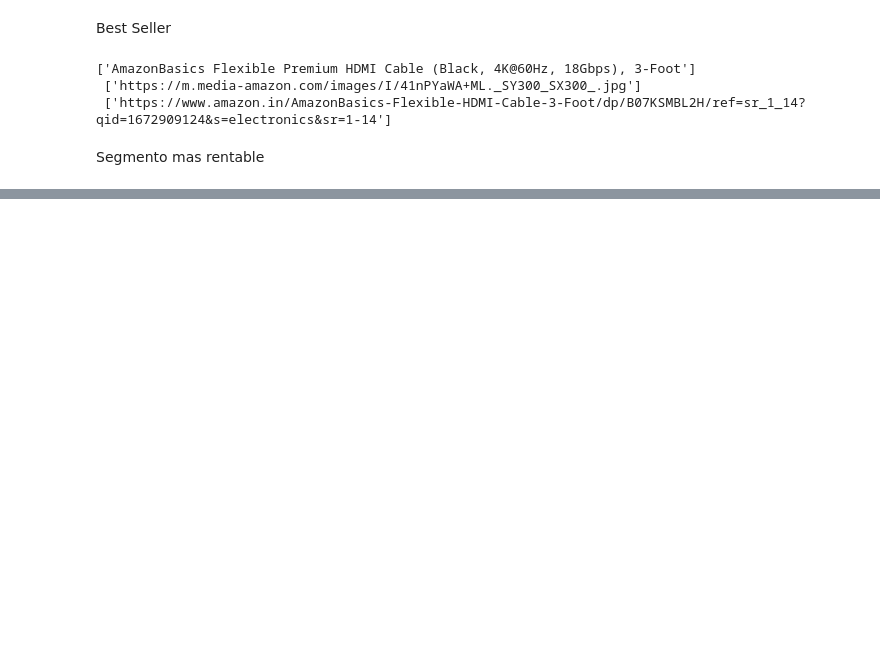
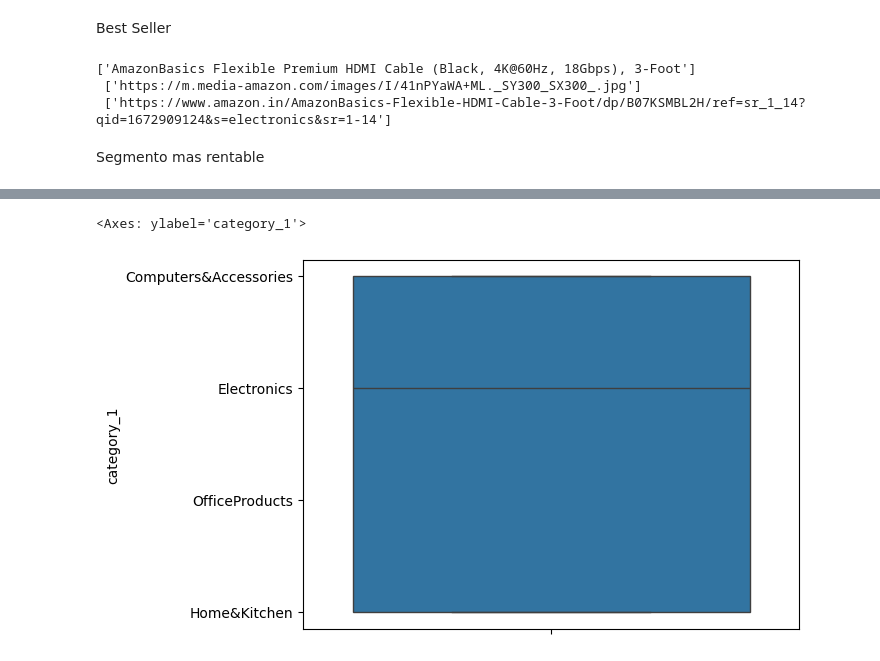
Before and after one commit to marcoeferro/eda_online_retail_sales, a Jupyter notebook: EDARetailSales.ipynb, the cells around one changed output, grey strips where cells are left out. Cells and saved outputs as stored; diff of their text form; code cells hidden in the pictures; blank space fills up the shorter version.

```diff
--- a/EDARetailSales.ipynb
+++ b/EDARetailSales.ipynb
@@ -131,0 +249,5 @@ most_profitable
+# %%
+sns.boxplot(data = categorical_data["category_1"])
+# %% [output]
+<Axes: ylabel='category_1'>
+[figure, added]
```
Also changed, not shown: parts of 17 cells of this notebook.
